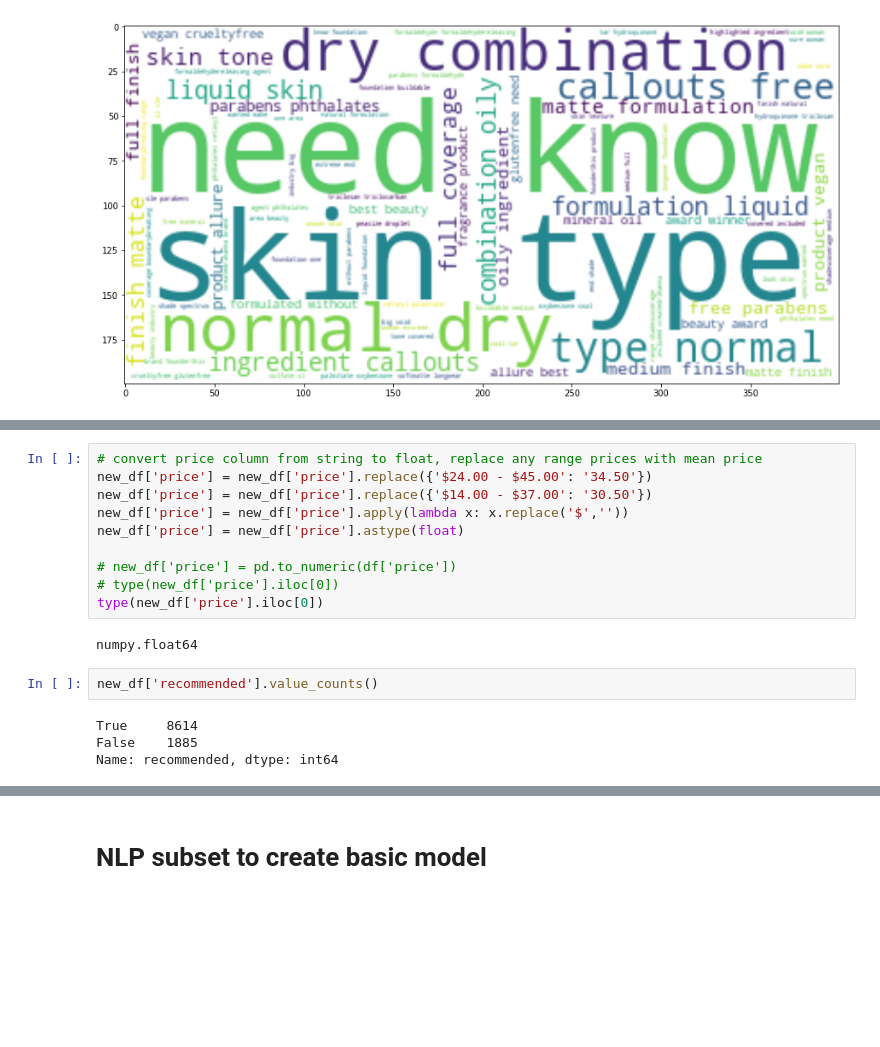
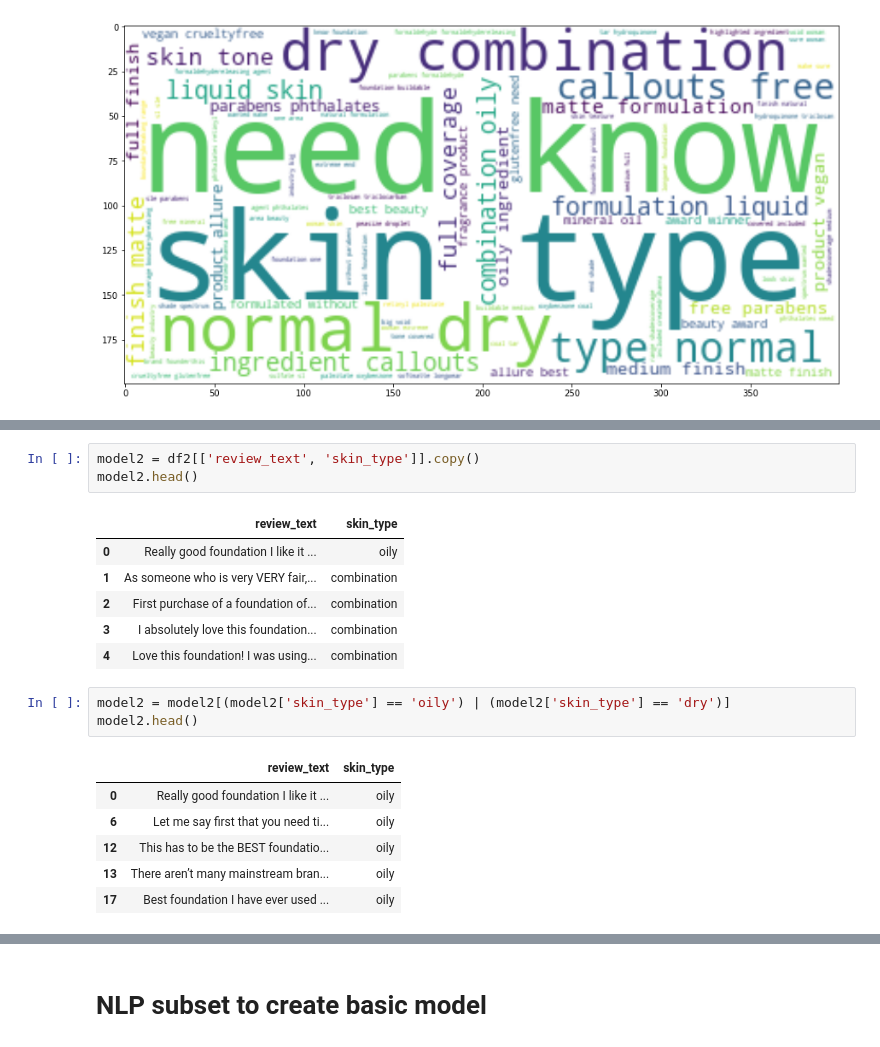
Before and after one commit to nicleong27/Beauty_Reviews, a Jupyter notebook: Reviews-Modelling.ipynb, the cells around one changed output, grey strips where cells are left out. Cells and saved outputs as stored; diff of their text form; blank space fills up the shorter version.

```diff
--- a/Reviews-Modelling.ipynb
+++ b/Reviews-Modelling.ipynb
@@ -563,18 +458,20 @@ BNB = BernoulliNB()
-# %%
-# convert price column from string to float, replace any range prices with mean price
-new_df['price'] = new_df['price'].replace({'$24.00 - $45.00': '34.50'})
-new_df['price'] = new_df['price'].replace({'$14.00 - $37.00': '30.50'})
-new_df['price'] = new_df['price'].apply(lambda x: x.replace('$',''))
-new_df['price'] = new_df['price'].astype(float)
-
-# new_df['price'] = pd.to_numeric(df['price'])
-# type(new_df['price'].iloc[0])
-type(new_df['price'].iloc[0])
-# %% [output]
-numpy.float64
-# %%
-new_df['recommended'].value_counts()
-# %% [output]
-True     8614
-False    1885
-Name: recommended, dtype: int64
+# %%
+model2 = df2[['review_text', 'skin_type']].copy()
+model2.head()
+# %% [output]
+|  | review_text | skin_type |
+| 0 | Really good foundation I like it ... | oily |
+| 1 | As someone who is very VERY fair,... | combination |
+| 2 | First purchase of a foundation of... | combination |
+| 3 | I absolutely love this foundation... | combination |
+| 4 | Love this foundation! I was using... | combination |
+# %%
+model2 = model2[(model2['skin_type'] == 'oily') | (model2['skin_type'] == 'dry')]
+model2.head()
+# %% [output]
+|  | review_text | skin_type |
+| 0 | Really good foundation I like it ... | oily |
+| 6 | Let me say first that you need ti... | oily |
+| 12 | This has to be the BEST foundatio... | oily |
+| 13 | There aren’t many mainstream bran... | oily |
+| 17 | Best foundation I have ever used ... | oily |
```
Also changed, not shown: parts of 70 cells of this notebook.
